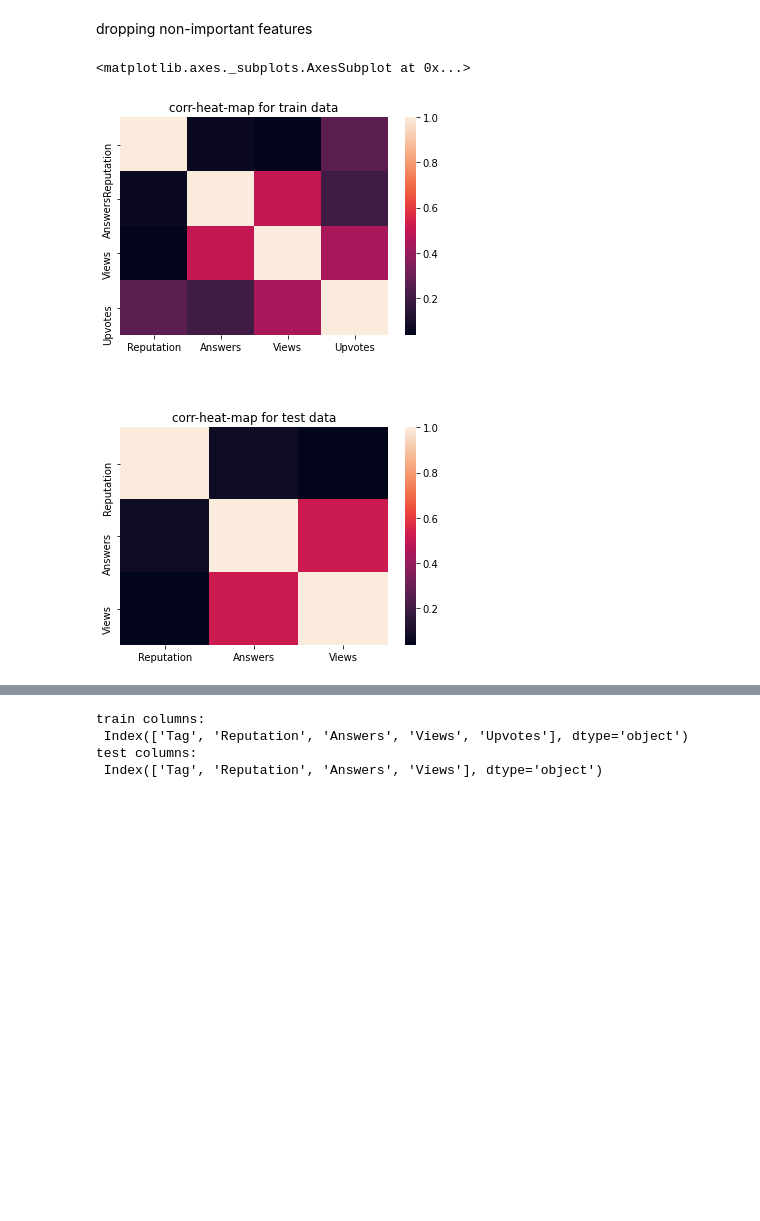
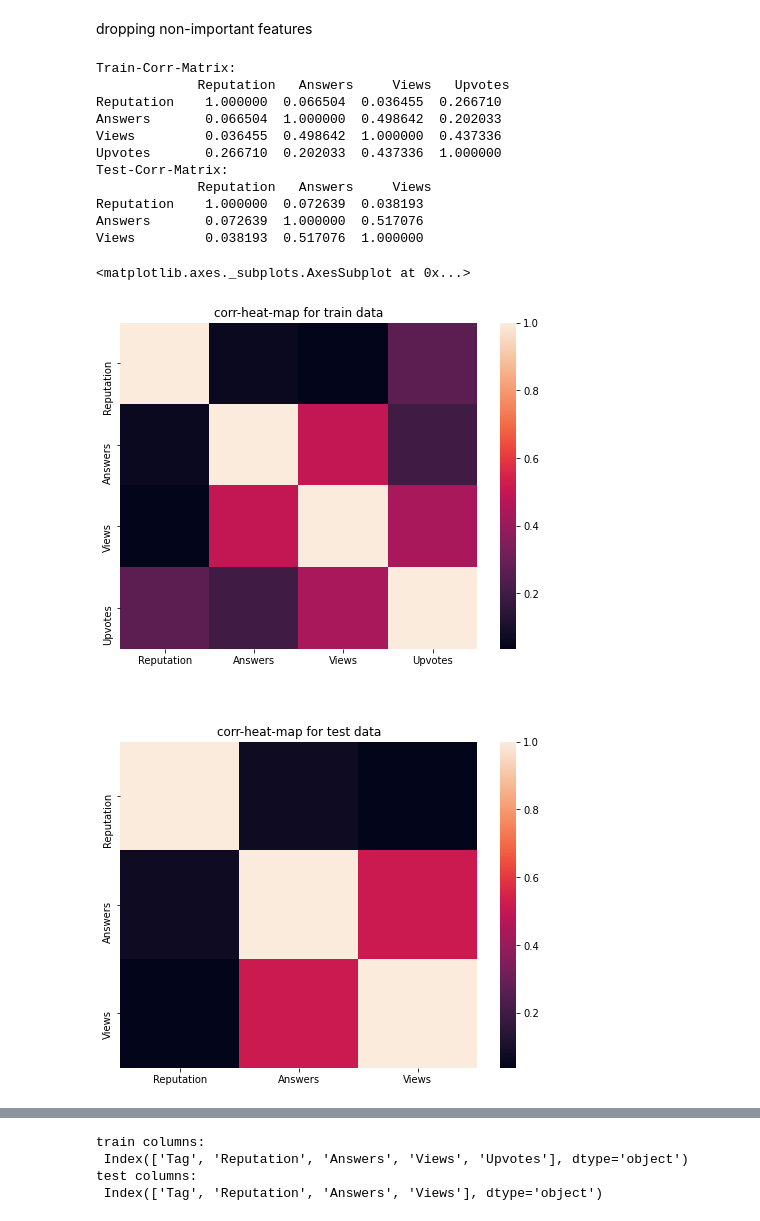
Before and after one commit to ram-swaroop/Upvotes-prediction, a Jupyter notebook: Upvote_prediction.ipynb, the cells around one changed output, grey strips where cells are left out. Saved outputs shown, nothing was run; the diff lists cells and outputs as text; code cells hidden in the pictures; blank space fills up the shorter version.

```diff
--- a/Upvote_prediction.ipynb
+++ b/Upvote_prediction.ipynb
@@ -57,20 +52,33 @@ test_data = test_data1.drop(columns=['ID','Username'])
 # %%
 import seaborn as sns
 import matplotlib.pyplot as plt
-plt.figure()
+plt.figure(figsize=[8,6])
 plt.title("corr-heat-map for train data")
 "find correlation matrix"
 train_corr = train_data.corr()
+print("Train-Corr-Matrix:\n", train_corr)
 "generating heatmap using train_corr"
 sns.heatmap(train_corr) # we don't see any var-pair haivng > 0.5 correlation, hence we'll be directly going for model building
 
-plt.figure()
+plt.figure(figsize=[8,6])
 plt.title("\n\ncorr-heat-map for test data")
 "find correlation matrix for test data"
 test_corr = test_data.corr()
+print("Test-Corr-Matrix:\n", test_corr)
 "generating heatmap using test_corr"
 sns.heatmap(test_corr)
 # %% [output]
-<matplotlib.axes._subplots.AxesSubplot at 0x...>
+Train-Corr-Matrix:
+             Reputation   Answers     Views   Upvotes
+Reputation    1.000000  0.066504  0.036455  0.266710
+Answers       0.066504  1.000000  0.498642  0.202033
+Views         0.036455  0.498642  1.000000  0.437336
+Upvotes       0.266710  0.202033  0.437336  1.000000
+Test-Corr-Matrix:
+             Reputation   Answers     Views
+Reputation    1.000000  0.072639  0.038193
+Answers       0.072639  1.000000  0.517076
+Views         0.038193  0.517076  1.000000
+<matplotlib.axes._subplots.AxesSubplot at 0x...>
-[figure, old version]
+[figure, new version]
-[figure, old version]
+[figure, new version]
```
Also changed, not shown: parts of 21 cells of this notebook.
